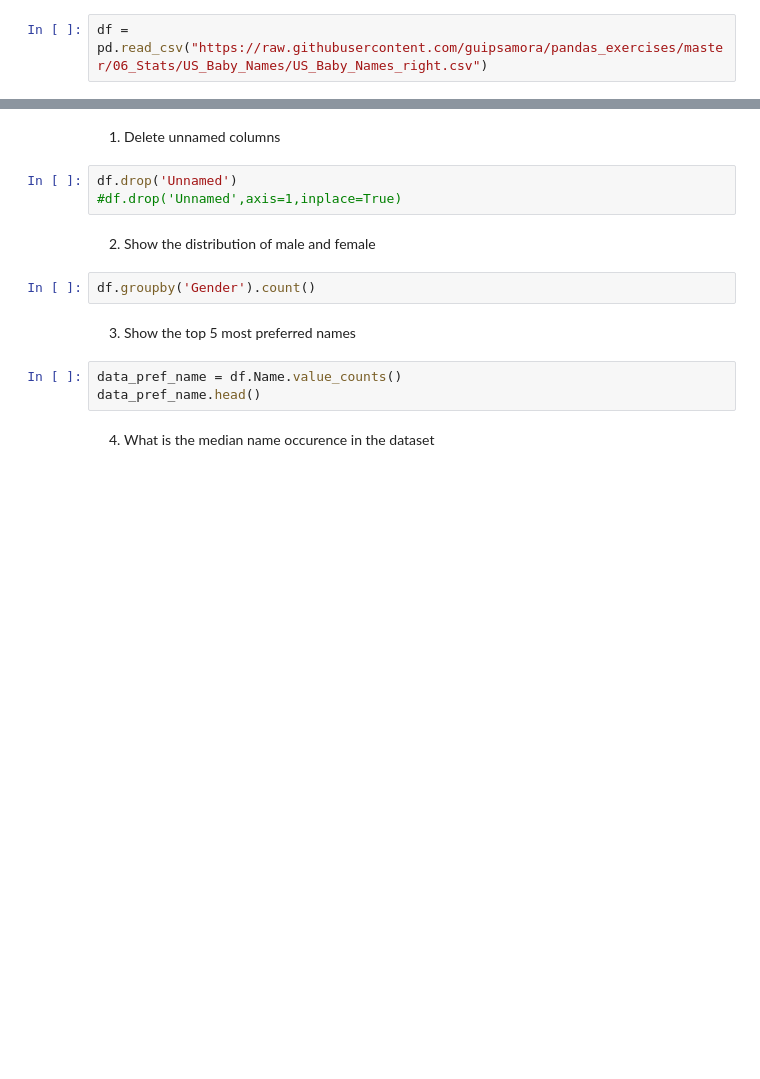
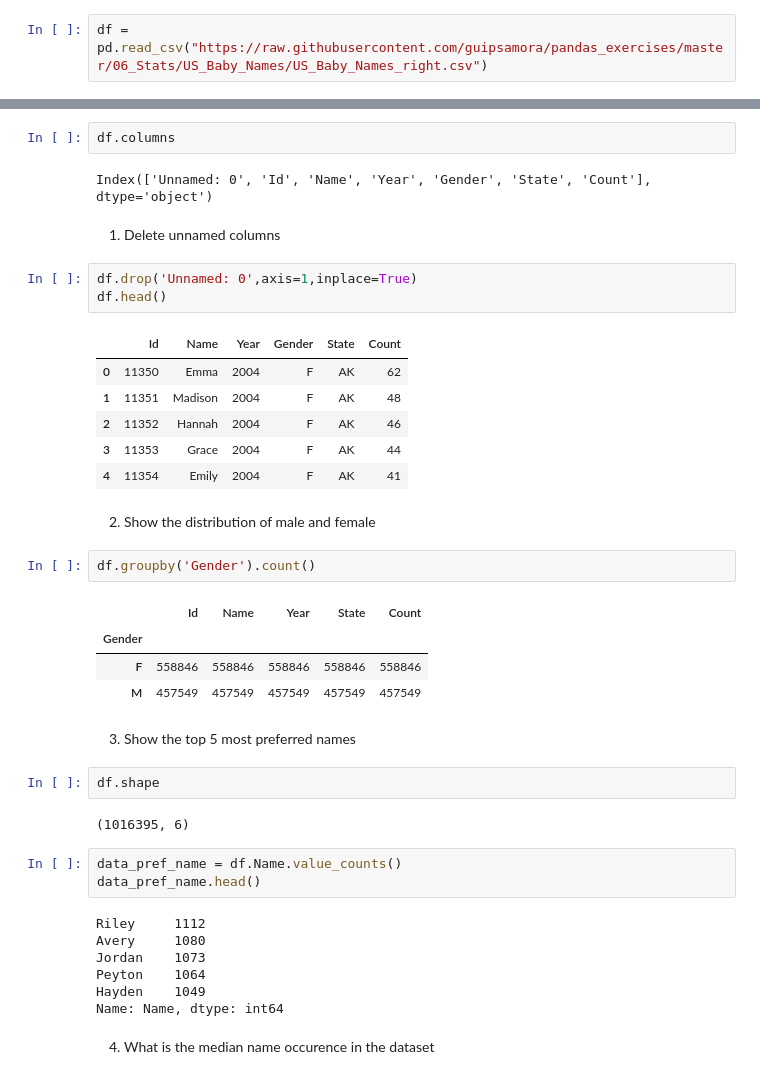
Before and after one commit to sraziq/Assignment5, a Jupyter notebook: Assignment5.ipynb, the cells around one changed output, grey strips where cells are left out. Drawn from its saved outputs; the diff is of its cells as text; blank space fills up the shorter version.

```diff
--- a/Assignment5.ipynb
+++ b/Assignment5.ipynb
@@ -15,16 +22,43 @@ df.head()
+# %%
+df.columns
+# %% [output]
+Index(['Unnamed: 0', 'Id', 'Name', 'Year', 'Gender', 'State', 'Count'], dtype='object')
 # %% [markdown]
 1) Delete unnamed columns
 # %%
-df.drop('Unnamed')
-#df.drop('Unnamed',axis=1,inplace=True)
+df.drop('Unnamed: 0',axis=1,inplace=True)
+df.head()
+# %% [output]
+|  | Id | Name | Year | Gender | State | Count |
+| 0 | 11350 | Emma | 2004 | F | AK | 62 |
+| 1 | 11351 | Madison | 2004 | F | AK | 48 |
+| 2 | 11352 | Hannah | 2004 | F | AK | 46 |
+| 3 | 11353 | Grace | 2004 | F | AK | 44 |
+| 4 | 11354 | Emily | 2004 | F | AK | 41 |
 # %% [markdown]
 2) Show the distribution of male and female
 # %%
 df.groupby('Gender').count()
+# %% [output]
+|  | Id | Name | Year | State | Count |
+| Gender |  |  |  |  |  |
+| F | 558846 | 558846 | 558846 | 558846 | 558846 |
+| M | 457549 | 457549 | 457549 | 457549 | 457549 |
 # %% [markdown]
 3) Show the top 5 most preferred names
+# %%
+df.shape
+# %% [output]
+(1016395, 6)
 # %%
 data_pref_name = df.Name.value_counts()
 data_pref_name.head()
+# %% [output]
+Riley     1112
+Avery     1080
+Jordan    1073
+Peyton    1064
+Hayden    1049
+Name: Name, dtype: int64
 # %% [markdown]
 4) What is the median name occurence in the dataset
```
Also changed, not shown: parts of 10 cells of this notebook.
